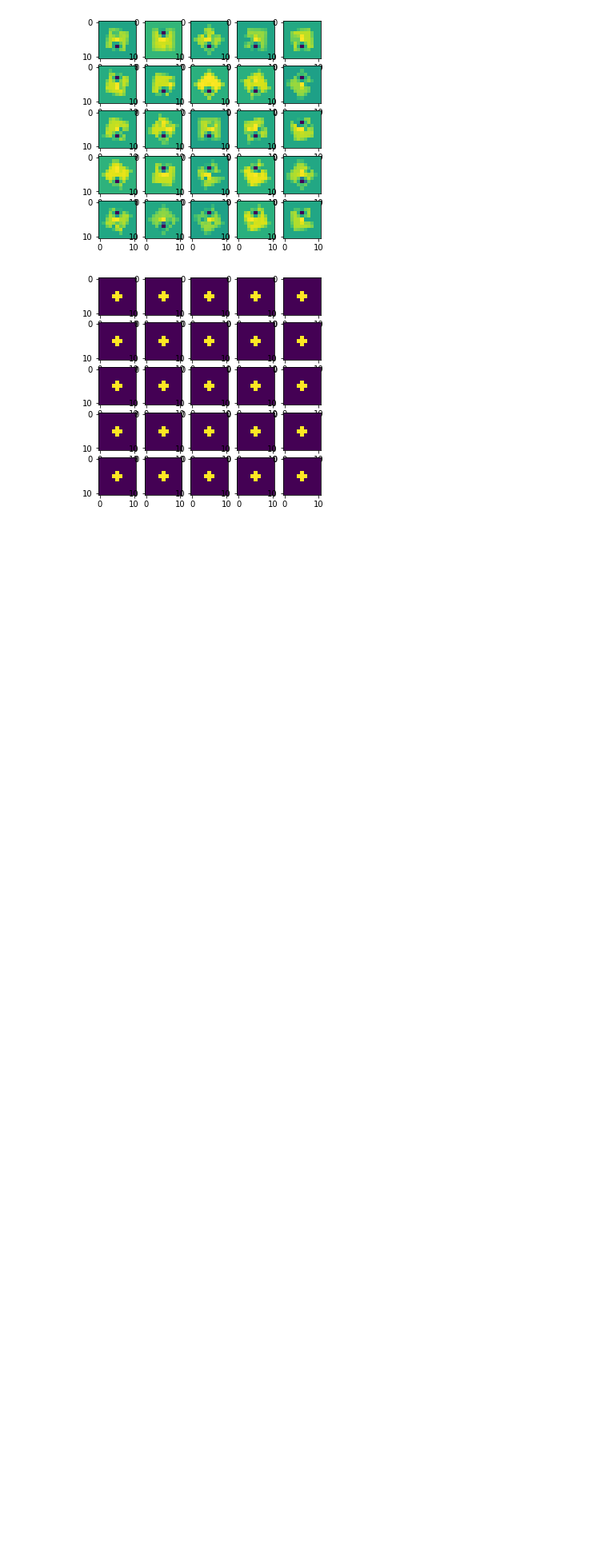
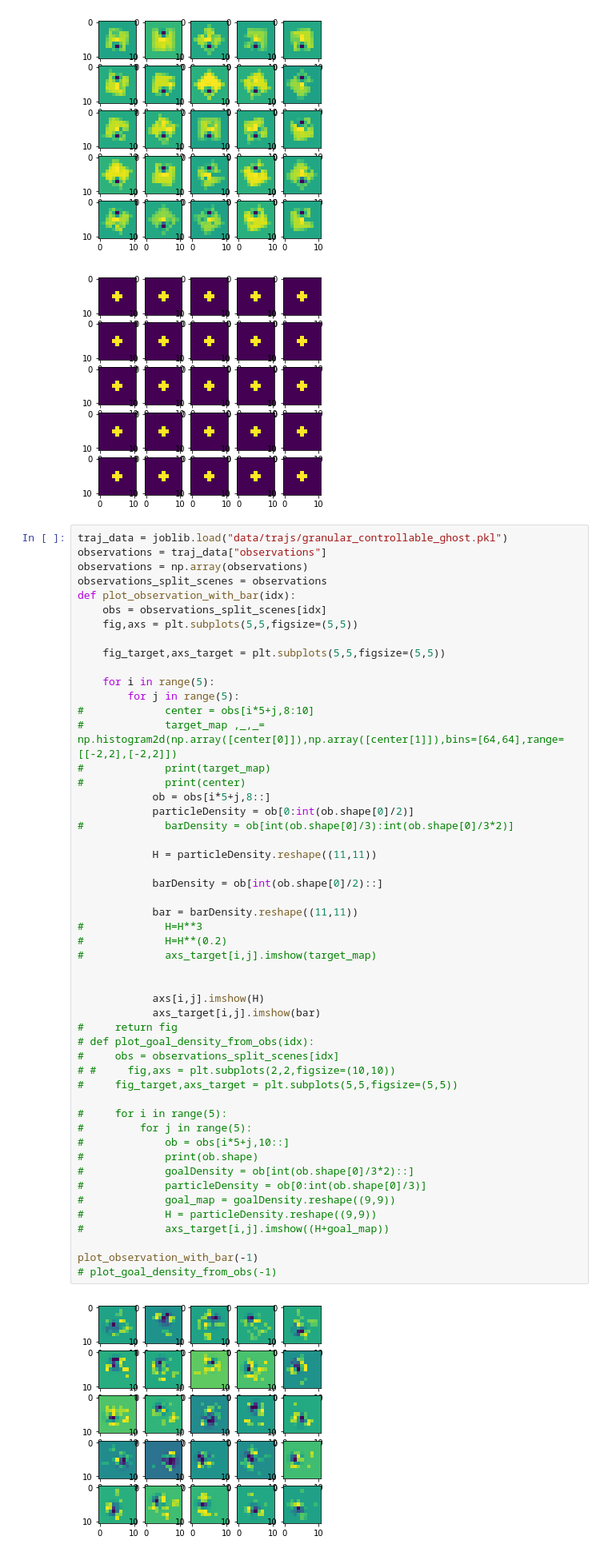
Before and after one commit to DragonMyth/DeformableManipulation, a Jupyter notebook: flex_trajectory_vis.ipynb, the cells around one changed output. Shown at 80% size. Drawn from its saved outputs; the diff is of its cells as text; blank space fills up the shorter version.

```diff
--- a/flex_trajectory_vis.ipynb
+++ b/flex_trajectory_vis.ipynb
@@ -390,3 +390,56 @@ plot_observation_with_bar(-1)
 # %% [output]
 [figure]
 [figure]
+# %%
+traj_data = joblib.load("data/trajs/granular_controllable_ghost.pkl")
+observations = traj_data["observations"]
+observations = np.array(observations)
+observations_split_scenes = observations
+def plot_observation_with_bar(idx):
+    obs = observations_split_scenes[idx]
+    fig,axs = plt.subplots(5,5,figsize=(5,5))
+
+    fig_target,axs_target = plt.subplots(5,5,figsize=(5,5))
+
+    for i in range(5):
+        for j in range(5):
+#             center = obs[i*5+j,8:10]
+#             target_map ,_,_= np.histogram2d(np.array([center[0]]),np.array([center[1]]),bins=[64,64],range=[[-2,2],[-2,2]])
+#             print(target_map)
+#             print(center)
+            ob = obs[i*5+j,8::]
+            particleDensity = ob[0:int(ob.shape[0]/2)]
+#             barDensity = ob[int(ob.shape[0]/3):int(ob.shape[0]/3*2)]
+
+            H = particleDensity.reshape((11,11))
+
+            barDensity = ob[int(ob.shape[0]/2)::]
+
+            bar = barDensity.reshape((11,11))
+#             H=H**3
+#             H=H**(0.2)
+#             axs_target[i,j].imshow(target_map)
+
+
+            axs[i,j].imshow(H)
+            axs_target[i,j].imshow(bar)
+#     return fig
+# def plot_goal_density_from_obs(idx):
+#     obs = observations_split_scenes[idx]
+# #     fig,axs = plt.subplots(2,2,figsize=(10,10))
+#     fig_target,axs_target = plt.subplots(5,5,figsize=(5,5))
+
+#     for i in range(5):
+#         for j in range(5):
+#             ob = obs[i*5+j,10::]
+#             print(ob.shape)
+#             goalDensity = ob[int(ob.shape[0]/3*2)::]
+#             particleDensity = ob[0:int(ob.shape[0]/3)]
+#             goal_map = goalDensity.reshape((9,9))
+#             H = particleDensity.reshape((9,9))
+#             axs_target[i,j].imshow((H+goal_map))
+
+plot_observation_with_bar(-1)
+# plot_goal_density_from_obs(-1)
+# %% [output]
+[figure, added]
```
Also changed, not shown: parts of 1 cell of this notebook, 2 other files.
